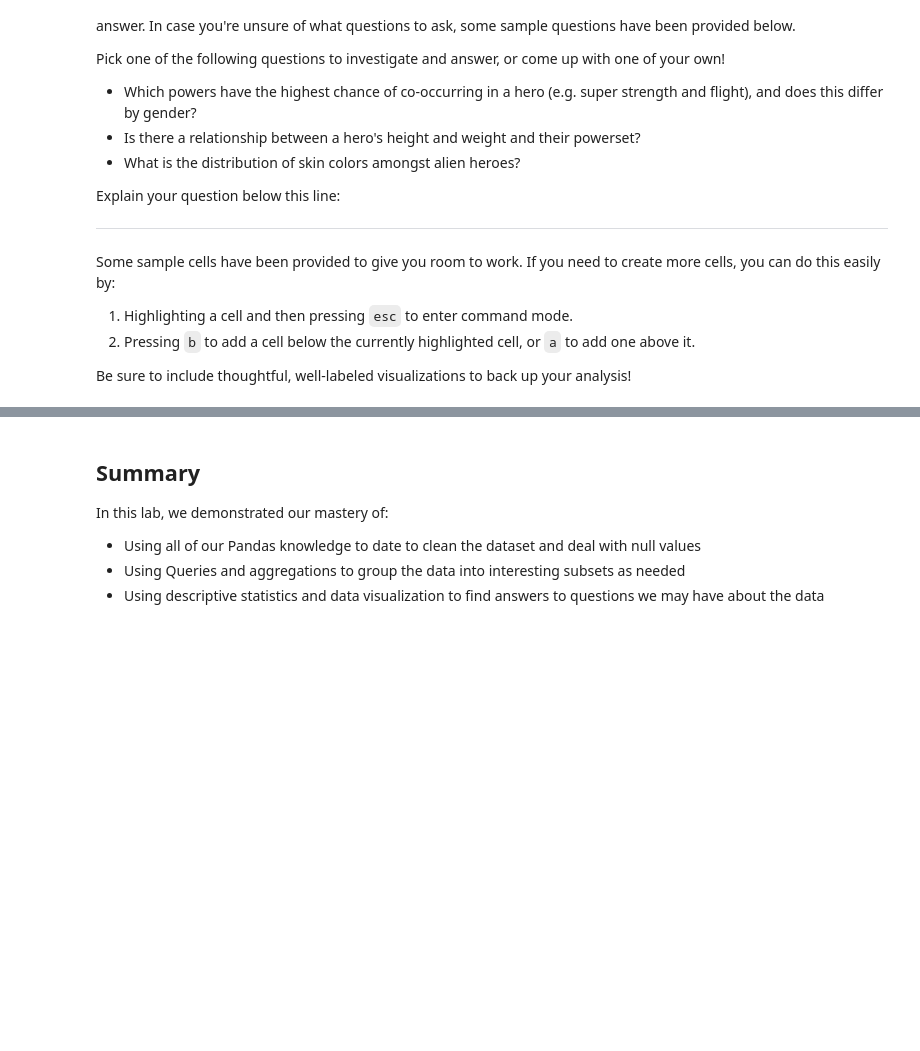
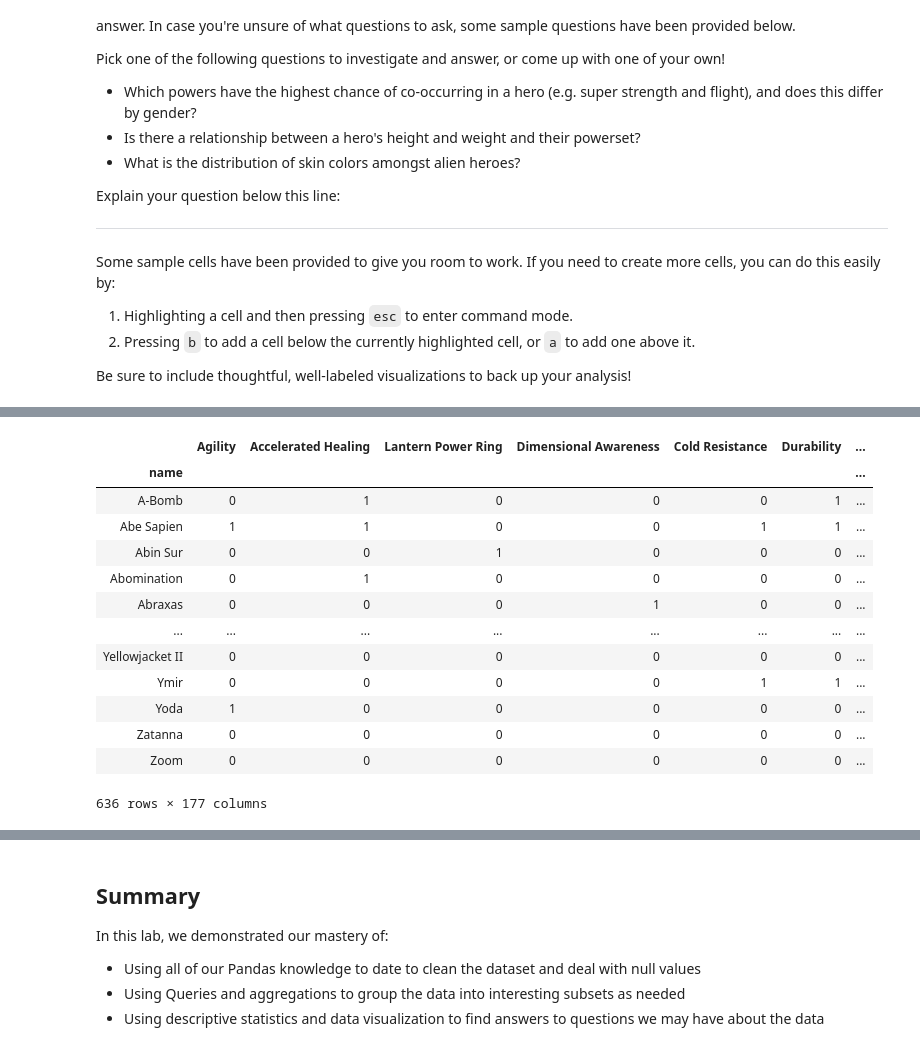
Before and after one commit to gabrieljarosi/dsc-data-cleaning-project-onl01-dtsc-pt-041320, a Jupyter notebook: index.ipynb, the cells around one changed output, grey strips where cells are left out. Cells and saved outputs as stored; diff of their text form; code cells hidden in the pictures; blank space fills up the shorter version.

```diff
--- a/index.ipynb
+++ b/index.ipynb
@@ -501,0 +520,18 @@ len(heroes_df[heroes_df['Race']=='Alien'])
+# %%
+heroes_and_powers_df_2 = powers_df.set_index('name').join(heroes_df.set_index('name'), how='inner')
+heroes_and_powers_df_2
+# %% [output]
+|  | Agility | Accelerated Healing | Lantern Power Ring | Dimensional Awareness | Cold Resistance | Durability | ... |
+| name |  |  |  |  |  |  | ... |
+| A-Bomb | 0 | 1 | 0 | 0 | 0 | 1 | ... |
+| Abe Sapien | 1 | 1 | 0 | 0 | 1 | 1 | ... |
+| Abin Sur | 0 | 0 | 1 | 0 | 0 | 0 | ... |
+| Abomination | 0 | 1 | 0 | 0 | 0 | 0 | ... |
+| Abraxas | 0 | 0 | 0 | 1 | 0 | 0 | ... |
+| ... | ... | ... | ... | ... | ... | ... | ... |
+| Yellowjacket II | 0 | 0 | 0 | 0 | 0 | 0 | ... |
+| Ymir | 0 | 0 | 0 | 0 | 1 | 1 | ... |
+| Yoda | 1 | 0 | 0 | 0 | 0 | 0 | ... |
+| Zatanna | 0 | 0 | 0 | 0 | 0 | 0 | ... |
+| Zoom | 0 | 0 | 0 | 0 | 0 | 0 | ... |
+636 rows × 177 columns
```
Also changed, not shown: parts of 7 cells of this notebook.
